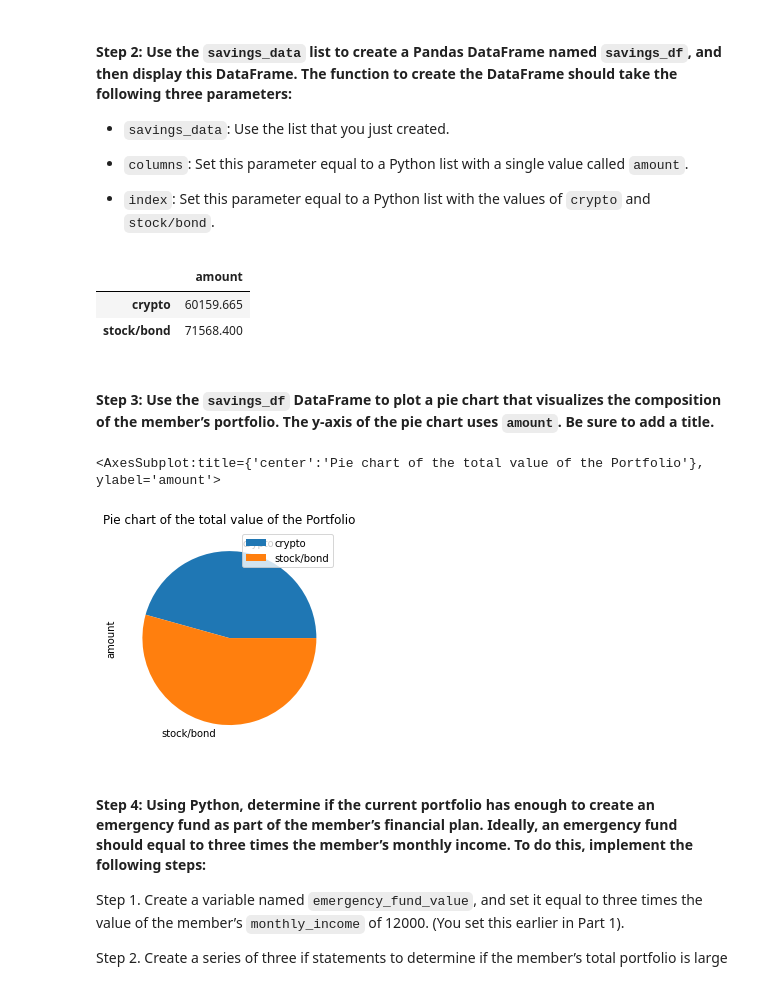
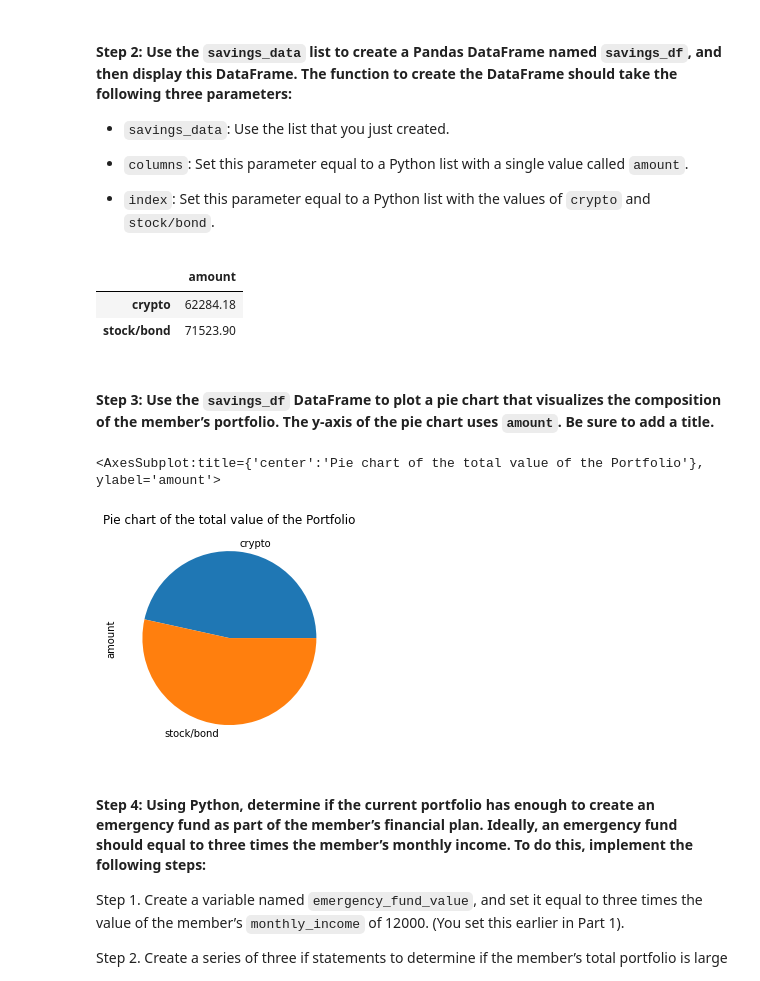
Before and after one commit to sangramsinghg/berkeley_fintech_module_5_challenge, a Jupyter notebook: financial_planning_tools.ipynb, the cells around one changed output. Drawn from its saved outputs; the diff is of its cells as text; code cells hidden in the pictures.

Commit message:
fixed the prior business date issue and finalized the answers

```diff
--- a/financial_planning_tools.ipynb
+++ b/financial_planning_tools.ipynb
@@ -214,11 +215,9 @@ timeframe="1D"
 # Format current date as ISO format
 # Set both the start and end date at the date of your prior weekday
 # This will give you the closing price of the previous trading day
-# Alternatively you can use a start and end date of 2020-08-07
-todays_date = str(datetime.datetime.now()).split()[0]
-one_day_ago = str(datetime.datetime.now() - datetime.timedelta(days=1)).split()[0]
-# YOUR CODE HERE
-start_date = pd.Timestamp(one_day_ago, tz='America/New_York').isoformat()
+todays_date = datetime.datetime.today()
+previous_weekday = todays_date - BDay(1)
+start_date = pd.Timestamp(previous_weekday, tz='America/New_York').isoformat()
 end_date = start_date
 # %% [markdown]
 #### Step 4: Get the current closing prices for `SPY` and `AGG` by using the Alpaca `get_barset` function. Format the response as a Pandas DataFrame by including the `df` property at the end of the `get_barset` function.
@@ -349,16 +348,18 @@ savings_df = pd.DataFrame(savings_data,
 display(savings_df)
 # %% [output]
 |  | amount |
-| crypto | 60159.665 |
-| stock/bond | 71568.400 |
+| crypto | 62284.18 |
+| stock/bond | 71523.90 |
 # %% [markdown]
 #### Step 3: Use the `savings_df` DataFrame to plot a pie chart that visualizes the composition of the member’s portfolio. The y-axis of the pie chart uses `amount`. Be sure to add a title.
 # %%
 # Plot the total value of the member's portfolio (crypto and stock/bond) in a pie chart
-savings_df.plot.pie(y='amount', title="Pie chart of the total value of the Portfolio")
+savings_df.plot.pie(y='amount',
+                    title="Pie chart of the total value of the Portfolio",
+                    legend=False)
 # %% [output]
 <AxesSubplot:title={'center':'Pie chart of the total value of the Portfolio'}, ylabel='amount'>
-[figure, old version]
+[figure, new version]
 # %% [markdown]
 #### Step 4: Using Python, determine if the current portfolio has enough to create an emergency fund as part of the member’s financial plan. Ideally, an emergency fund should equal to three times the member’s monthly income. To do this, implement the following steps:
 
```
Also changed, not shown: parts of 35 cells of this notebook.
